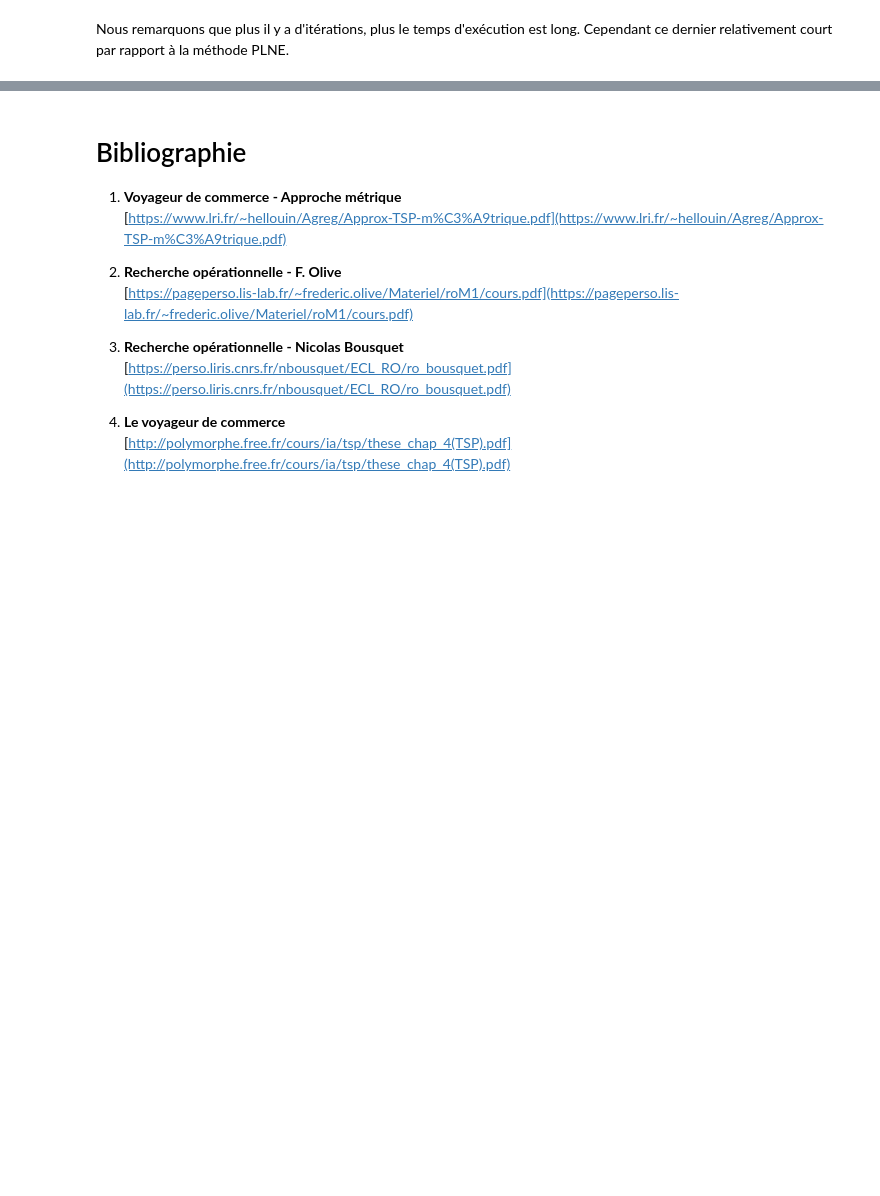
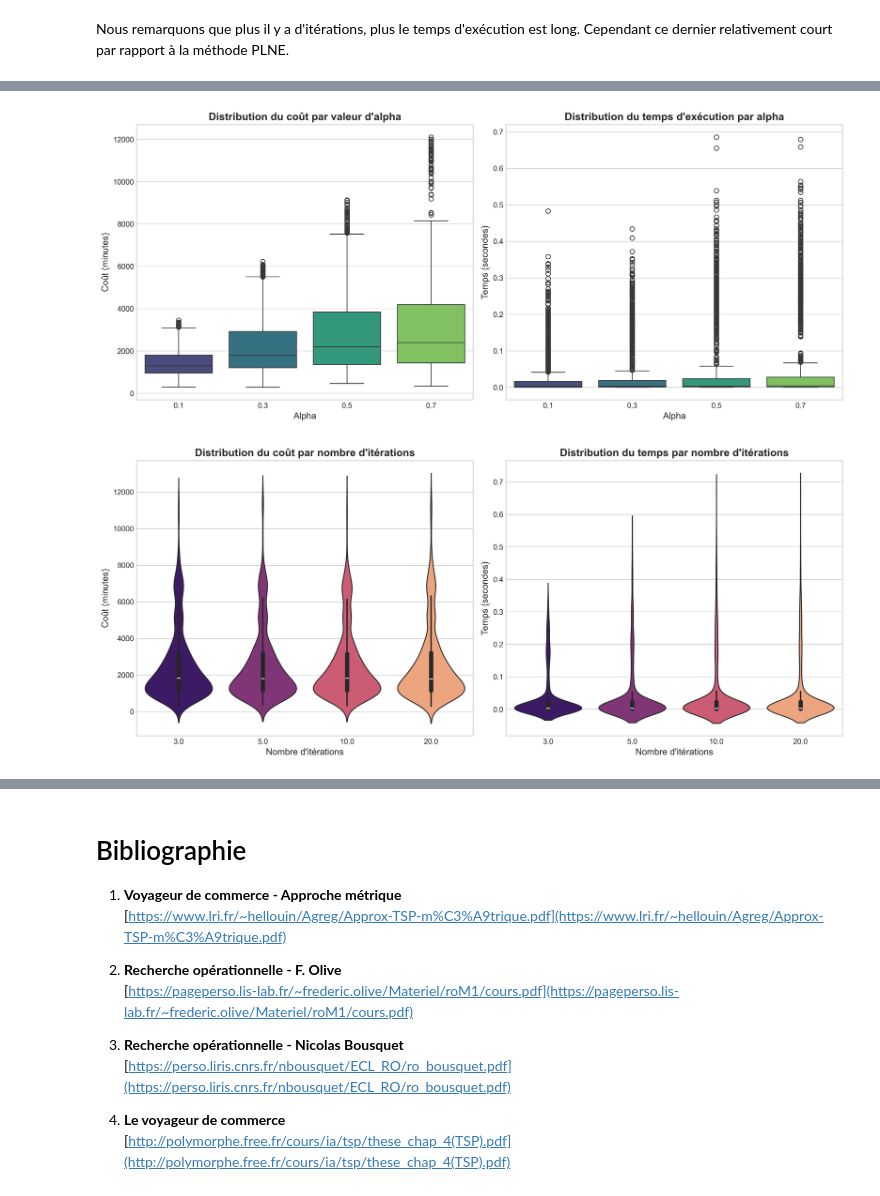
Before and after one commit to iKagnana/RO-CESI-BMI, a Jupyter notebook: livrable_1.ipynb, the cells around one changed output, grey strips where cells are left out. Saved outputs shown, nothing was run; the diff lists cells and outputs as text; code cells hidden in the pictures; blank space fills up the shorter version.

```diff
--- a/livrable_1.ipynb
+++ b/livrable_1.ipynb
@@ -1122,0 +1243,5 @@ Nous allons tester la méthode GRASP sur différentes tailles d'instances du TSP
+# %%
+# Exécution de l'expérience
+print("Début de l'expérience complète...")
+results_df = run_comprehensive_experiment()
+print(f"Expérience terminée. {len(results_df)} résultats collectés.")
@@ -1122,0 +1340,59 @@ Nous allons tester la méthode GRASP sur différentes tailles d'instances du TSP
+# %%
+def visualize_grasp_parameters(df):
+    """
+    Visualise l'impact des paramètres GRASP sur la performance
+    """
+    grasp_data = df[df['method'] == 'GRASP']
+
+    # Figure 1: Impact d'alpha
+    fig, axes = plt.subplots(1, 2, figsize=(14, 6))
+
+    # Boîtes à moustaches pour le coût par alpha
+    sns.boxplot(data=grasp_data, x='alpha', y='cost', ax=axes[0], palette='viridis')
+    axes[0].set_title('Distribution du coût par valeur d\'alpha', fontsize=14, fontweight='bold')
+    axes[0].set_xlabel('Alpha', fontsize=12)
+    axes[0].set_ylabel('Coût (minutes)', fontsize=12)
+
+    # Boîtes à moustaches pour le temps par alpha
+    sns.boxplot(data=grasp_data, x='alpha', y='time', ax=axes[1], palette='viridis')
+    axes[1].set_title('Distribution du temps d\'exécution par alpha', fontsize=14, fontweight='bold')
+    axes[1].set_xlabel('Alpha', fontsize=12)
+    axes[1].set_ylabel('Temps (secondes)', fontsize=12)
+
+    plt.tight_layout()
+    plt.show()
+
+    # Figure 2: Impact des itérations
+    fig, axes = plt.subplots(1, 2, figsize=(14, 6))
+
+    # Violon plot pour le coût par nombre d'itérations
+    sns.violinplot(data=grasp_data, x='iterations', y='cost', ax=axes[0], palette='magma')
+    axes[0].set_title('Distribution du coût par nombre d\'itérations', fontsize=14, fontweight='bold')
+    axes[0].set_xlabel('Nombre d\'itérations', fontsize=12)
+    axes[0].set_ylabel('Coût (minutes)', fontsize=12)
+
+    # Violon plot pour le temps par nombre d'itérations
+    sns.violinplot(data=grasp_data, x='iterations', y='time', ax=axes[1], palette='magma')
+    axes[1].set_title('Distribution du temps par nombre d\'itérations', fontsize=14, fontweight='bold')
+    axes[1].set_xlabel('Nombre d\'itérations', fontsize=12)
+    axes[1].set_ylabel('Temps (secondes)', fontsize=12)
+
+    plt.tight_layout()
+    plt.show()
+
+    # Figure 3: Heatmap de l'interaction alpha-itérations
+    interaction_cost = grasp_data.pivot_table(values='cost', index='alpha', columns='iterations', aggfunc='mean')
+
+    plt.figure(figsize=(10, 8))
+    sns.heatmap(interaction_cost, annot=True, fmt='.1f', cmap='YlOrRd',
+                cbar_kws={'label': 'Coût moyen (minutes)'})
+    plt.title('Interaction Alpha-Itérations sur le coût', fontsize=14, fontweight='bold')
+    plt.xlabel('Nombre d\'itérations', fontsize=12)
+    plt.ylabel('Alpha', fontsize=12)
+    plt.tight_layout()
+    plt.show()
+
+visualize_grasp_parameters(results_df)
+# %% [output]
+[figure, added]
+[figure, added]
```
Also changed, not shown: parts of 20 cells of this notebook.
